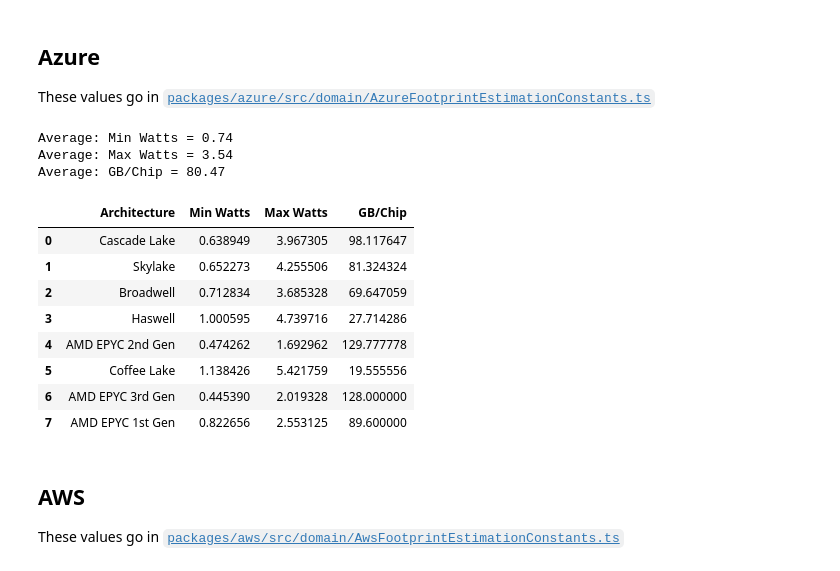
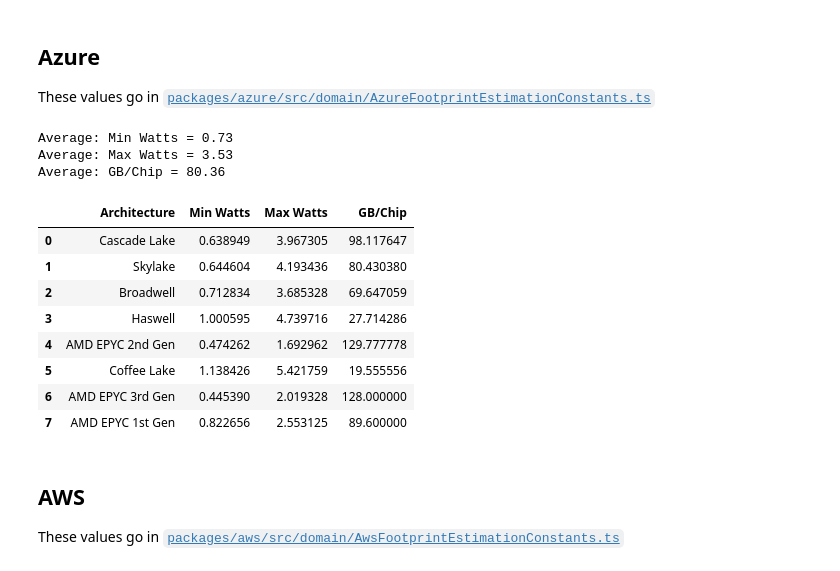
Before and after one commit to cloud-carbon-footprint/cloud-carbon-coefficients, a Jupyter notebook: coefficients.ipynb, the cells around one changed output. Saved outputs shown, nothing was run; the diff lists cells and outputs as text; code cells hidden in the pictures.

```diff
--- a/coefficients.ipynb
+++ b/coefficients.ipynb
@@ -387,40 +387,40 @@ for cpu in azure_architectures:
             'Min Watts': intel_skylake['Idle watts'],
             'Max Watts': intel_skylake['100% watts'],
             'GB/Chip': intel_skylake['GB/Chip']
         })
     elif cpu == 'Cascade Lake':
         azure_coefficients.append({
             'Architecture': cpu,
             'Min Watts': intel_cascadelake['Idle watts'],
             'Max Watts': intel_cascadelake['100% watts'],
             'GB/Chip': intel_cascadelake['GB/Chip']
         })
     elif cpu == 'Coffee Lake':
         azure_coefficients.append({
             'Architecture': cpu,
             'Min Watts': intel_coffeelake['Idle watts'],
             'Max Watts': intel_coffeelake['100% watts'],
             'GB/Chip': intel_coffeelake['GB/Chip']
         })
 
 azure_coefficients = pd.DataFrame(azure_coefficients)
 print(f'Average: Min Watts = {azure_coefficients["Min Watts"].mean():,.2f}')
-assert float('{:,.2f}'.format(azure_coefficients["Min Watts"].mean())) == 0.74
+assert float('{:,.2f}'.format(azure_coefficients["Min Watts"].mean())) == 0.73
 
 print(f'Average: Max Watts = {azure_coefficients["Max Watts"].mean():,.2f}')
-assert float('{:,.2f}'.format(azure_coefficients["Max Watts"].mean())) == 3.54
+assert float('{:,.2f}'.format(azure_coefficients["Max Watts"].mean())) == 3.53
 
 print(f'Average: GB/Chip = {azure_coefficients["GB/Chip"].mean():,.2f}')
-assert float('{:,.2f}'.format(azure_coefficients["GB/Chip"].mean())) == 80.47
+assert float('{:,.2f}'.format(azure_coefficients["GB/Chip"].mean())) == 80.36
 
 azure_coefficients
 # %% [output]
-Average: Min Watts = 0.74
-Average: Max Watts = 3.54
-Average: GB/Chip = 80.47
+Average: Min Watts = 0.73
+Average: Max Watts = 3.53
+Average: GB/Chip = 80.36
 |  | Architecture | Min Watts | Max Watts | GB/Chip |
 | 0 | Cascade Lake | 0.638949 | 3.967305 | 98.117647 |
-| 1 | Skylake | 0.652273 | 4.255506 | 81.324324 |
+| 1 | Skylake | 0.644604 | 4.193436 | 80.430380 |
 | 2 | Broadwell | 0.712834 | 3.685328 | 69.647059 |
 | 3 | Haswell | 1.000595 | 4.739716 | 27.714286 |
 | 4 | AMD EPYC 2nd Gen | 0.474262 | 1.692962 | 129.777778 |
```
Also changed, not shown: parts of 4 cells of this notebook, 12 other files.
